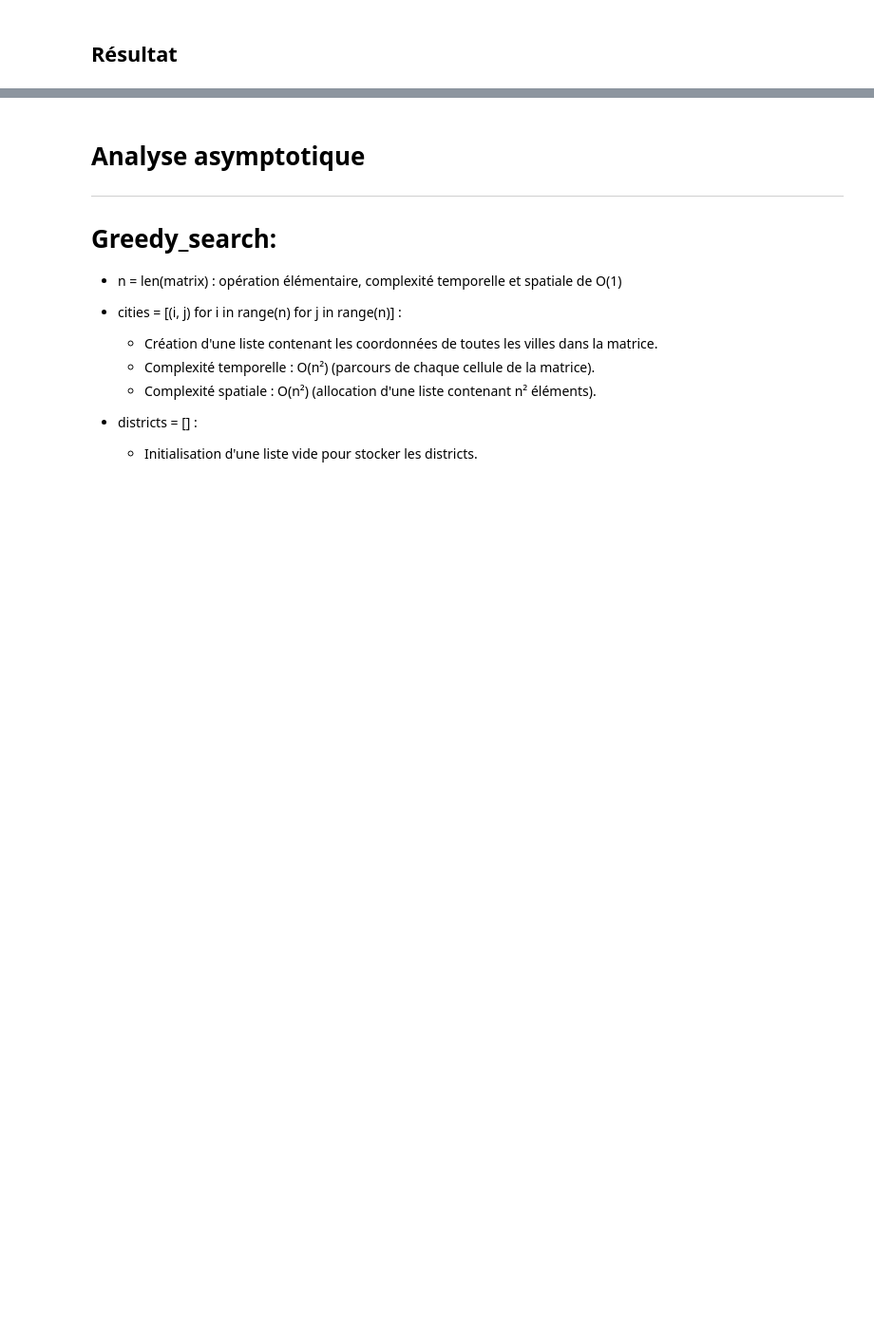
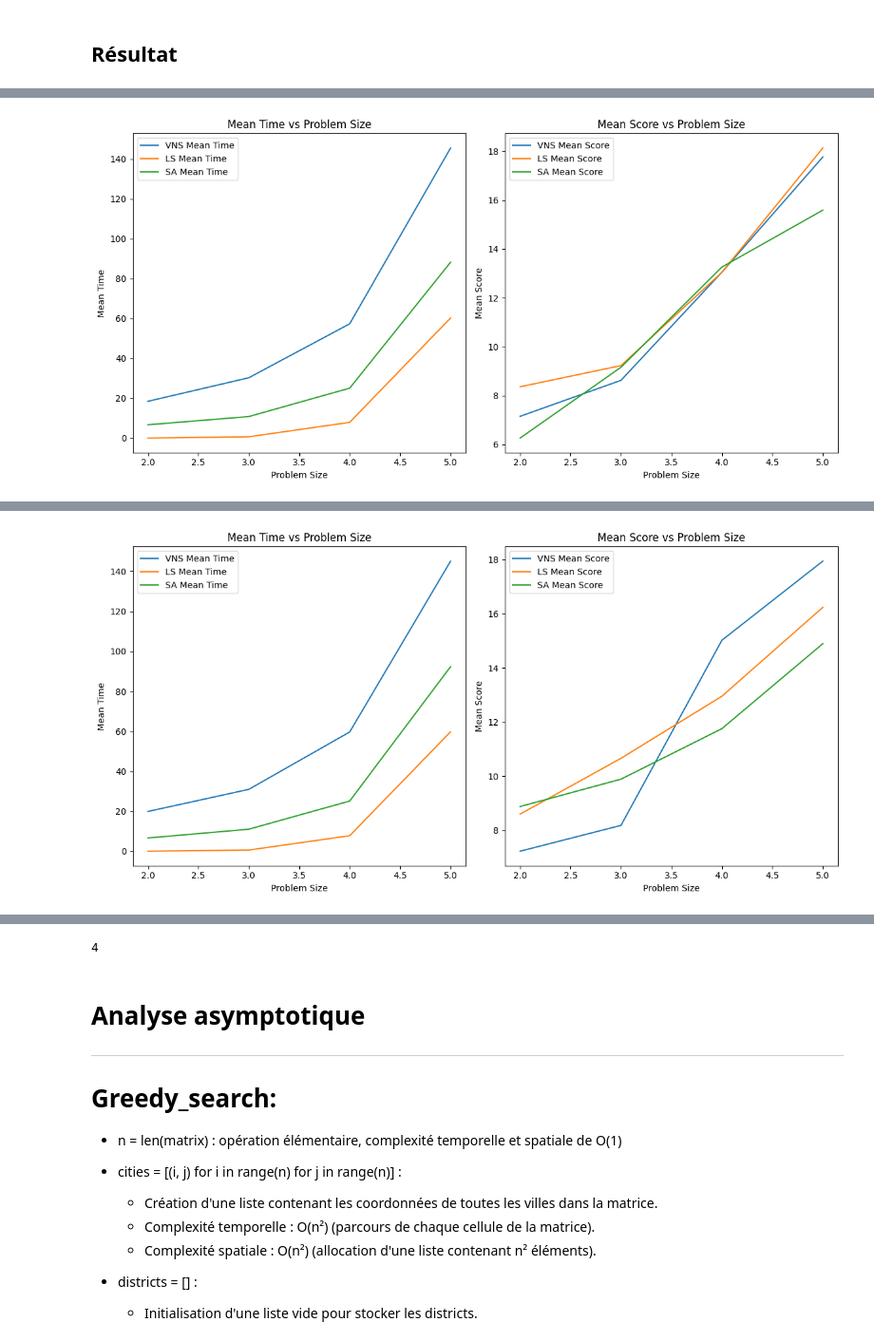
Before and after one commit to chuxiangsu/INF8775TP3, a Jupyter notebook: tp3_squelette (1).ipynb, the cells around one changed output, grey strips where cells are left out. Shown at 95% size. Drawn from its saved outputs; the diff is of its cells as text; code cells hidden in the pictures; blank space fills up the shorter version.

```diff
--- a/tp3_squelette (1).ipynb
+++ b/tp3_squelette (1).ipynb
@@ -670,14 +670,14 @@ def visualize_districts(matrix, districts):
 # %% [markdown]
 ## Résultat
 # %%
-size = 5
-num_samples = 50
+size = 4
+num_samples = 1000
 problem = Problem(size, num_samples)
 
 result_variable_neighborhood_search = measure_mean(variable_neighborhood_search, problem)
 result_local_search = measure_mean(local_search, problem)
 result_simulated_annealing = measure_mean(simulated_annealing, problem)
-
+#result_m_local_search= measure_mean(mutilple_local_search, problem) #1minute
 
 print("Variable Neighborhood Search:")
 print(f"Temps moyen: {result_variable_neighborhood_search.mean}")
@@ -690,5 +690,9 @@ print(f"Score moyen: {result_local_search.mean_score}")
 print("\nSimulated Annealing:")
 print(f"Temps moyen: {result_simulated_annealing.mean}")
 print(f"Score moyen: {result_simulated_annealing.mean_score}")
+
+#print("\nLocal upgraded Search:")                                        Bad score
+#print(f"Temps moyen: {result_m_local_search.mean}")
+#print(f"Score moyen: {result_m_local_search.mean_score}")
 # %% [output]
 Variable Neighborhood Search:
@@ -704,0 +711,67 @@ Score moyen: 15.776
+# %%
+sizes = range(7, 9)  # Adjust the range as needed
+results = {"Variable Neighborhood Search": [], "Local Search": [], "Simulated Annealing": []}
+tries =0
+Test=0
+Test2=0
+Test3=0
+# Collect results for each size
+for i in range(1,5):
+    sizes = range(2, 6)  # Adjust the range as needed
+    results = {"Variable Neighborhood Search": [], "Local Search": [], "Simulated Annealing": []}
+    tries +=1
+    for size in sizes:
+        problem = Problem(size, num_samples=100)
+        results["Variable Neighborhood Search"].append(measure_mean(variable_neighborhood_search, problem))
+        results["Local Search"].append(measure_mean(local_search, problem))
+        results["Simulated Annealing"].append(measure_mean(simulated_annealing, problem))
+
+    # Extract mean times and mean scores for each algorithm
+    vns_means = [res.mean for res in results["Variable Neighborhood Search"]]
+    vns_scores = [res.mean_score for res in results["Variable Neighborhood Search"]]
+    ls_means = [res.mean for res in results["Local Search"]]
+    ls_scores = [res.mean_score for res in results["Local Search"]]
+    sa_means = [res.mean for res in results["Simulated Annealing"]]
+    sa_scores = [res.mean_score for res in results["Simulated Annealing"]]
+
+    for res in results["Variable Neighborhood Search"]:
+        Test+= res.mean_score
+
+    for res in results["Local Search"]:
+        Test2+= res.mean_score
+
+    for res in results["Simulated Annealing"]:
+        Test3+= res.mean_score
+
+    print("Variable Neighborhood Search", Test)
+    print("Local Search", Test2)
+    print("Simulated Annealing", Test3)
+
+    # Plotting code (adapt to your needs)
+    plt.figure(figsize=(12, 6))
+
+    # Plot mean times
+    plt.subplot(1, 2, 1)
+    plt.plot(sizes, vns_means, label="VNS Mean Time")
+    plt.plot(sizes, ls_means, label="LS Mean Time")
+    plt.plot(sizes, sa_means, label="SA Mean Time")
+    plt.title("Mean Time vs Problem Size")
+    plt.xlabel("Problem Size")
+    plt.ylabel("Mean Time")
+    plt.legend()
+
+    # Plot mean scores
+    plt.subplot(1, 2, 2)
+    plt.plot(sizes, vns_scores, label="VNS Mean Score")
+    plt.plot(sizes, ls_scores, label="LS Mean Score")
+    plt.plot(sizes, sa_scores, label="SA Mean Score")
+    plt.title("Mean Score vs Problem Size")
+    plt.xlabel("Problem Size")
+    plt.ylabel("Mean Score")
+    plt.legend()
+
+    plt.tight_layout()
+    plt.show()
+
+print(tries)
+# %% [output]
@@ -704,0 +781 @@ Score moyen: 15.776
+[figure, added]
@@ -704,0 +785 @@ Score moyen: 15.776
+[figure, added]
@@ -705,3 +794,4 @@ Score moyen: 15.776
+4
 # %% [markdown]
 # Analyse asymptotique
 
```
Also changed, not shown: parts of 10 cells of this notebook.
